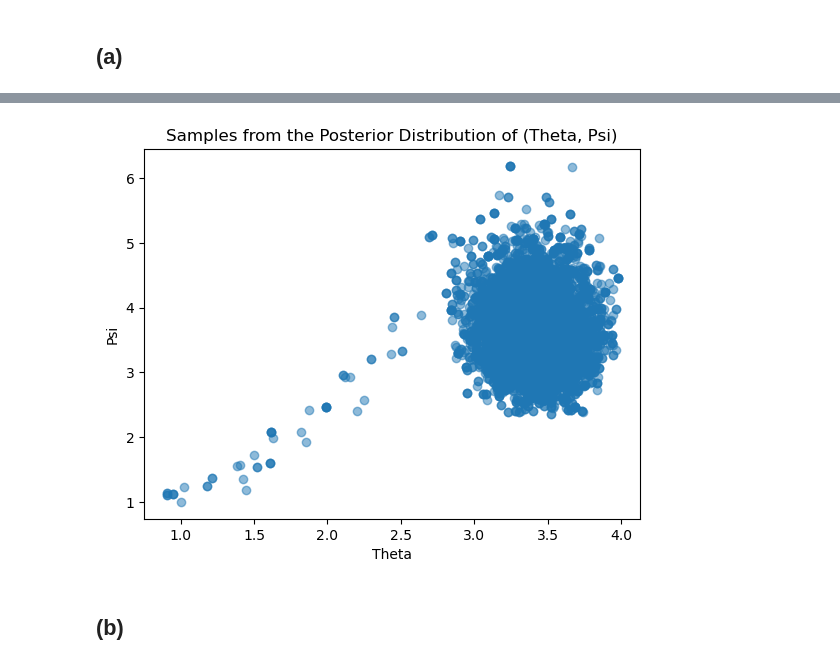
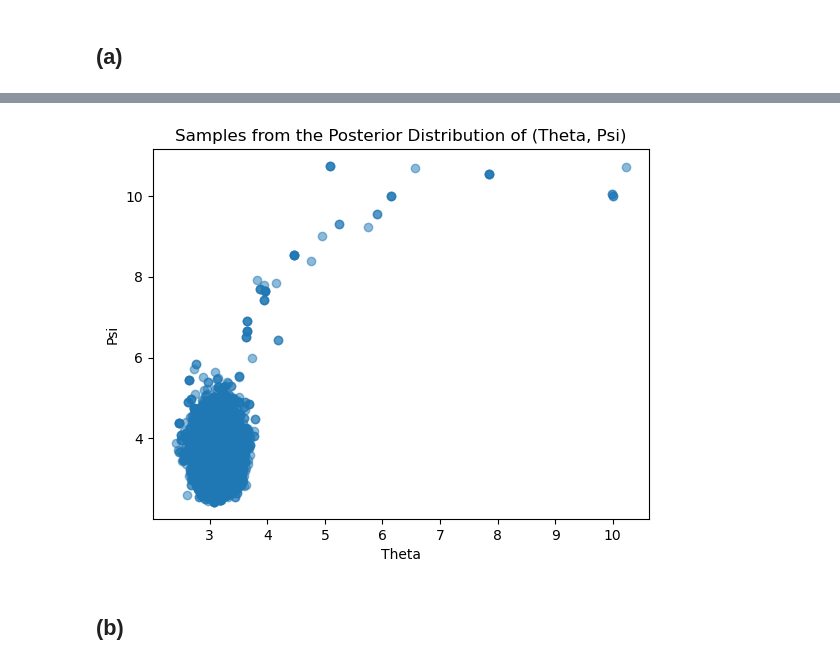
Before and after one commit to Fuglede30/Stokastisk_sim_2, a Jupyter notebook: 6_MCMC.ipynb, the cells around one changed output, grey strips where cells are left out. Drawn from its saved outputs; the diff is of its cells as text; code cells hidden in the pictures.

```diff
--- a/6_MCMC.ipynb
+++ b/6_MCMC.ipynb
@@ -7,21 +7,21 @@ from scipy.stats import chisquare
 # %% [markdown]
 ## 1) EXERCISE
 # %%
-# Parameters
-A = 8  # example value for the rate parameter
-m = 10  # maximum number of lines
-num_samples = 10000  # number of samples to generate
+#initialize
+A = 8
+m = 10
+num_samples = 10000
 
-# Truncated Poisson distribution (unnormalized)
-def truncated_poisson_pmf(i, A, m):
+
+def truncated_poisson_dist(i, A, m):
     if i < 0 or i > m:
         return 0
     return (A**i) / np.math.factorial(i)
 
 # Normalize the distribution
-normalization_constant = sum(truncated_poisson_pmf(i, A, m) for i in range(m+1))
+normalization_constant = sum(truncated_poisson_dist(i, A, m) for i in range(m+1))
 def normalized_truncated_poisson_pmf(i, A, m):
-    return truncated_poisson_pmf(i, A, m) / normalization_constant
+    return truncated_poisson_dist(i, A, m) / normalization_constant
 
 # Metropolis-Hastings sampling
 def metropolis_hastings(A, m, num_samples):
@@ -292,18 +292,16 @@ mean = np.array([0, 0])
 cov = np.array([[1, rho], [rho, 1]])
 
 # Number of samples
-num_samples = 10000
+n = 1000
 
 # Generate samples from the bivariate normal distribution
-samples_xi_gamma = np.random.multivariate_normal(mean, cov, num_samples)
-
+samples_xi_gamma = np.random.multivariate_normal(mean, cov)
 # Transform (ξ, γ) to (θ, ψ)
 samples_theta_psi = np.exp(samples_xi_gamma)
+print('a')
+print(samples_theta_psi)
 
-# Plot the samples to verify
-plt.scatter(samples_theta_psi[:, 0], samples_theta_psi[:, 1], alpha=0.5)
-plt.xlabel('Theta')
-plt.ylabel('Psi')
-plt.title('Samples from the Prior Distribution of (Theta, Psi)')
-plt.show()
+print('b')
+X = np.random.normal(samples_theta_psi[0],samples_theta_psi[1],n)
+plt.scatter(range(n),X)
 # %% [output]
@@ -339,35 +341,35 @@ def metropolis_hastings(observations, num_samples, initial_values, proposal_widt
         proposed_psi = np.exp(np.log(current_psi) + np.random.normal(0, proposal_width))
 
         # Calculate log posterior for proposed values
         proposed_log_posterior = log_posterior(proposed_theta, proposed_psi, observations)
 
         # Acceptance probability
         acceptance_prob = np.exp(proposed_log_posterior - current_log_posterior)
 
         # Accept or reject the proposal
         if np.random.rand() < acceptance_prob:
             current_theta, current_psi = proposed_theta, proposed_psi
             current_log_posterior = proposed_log_posterior
 
         samples.append([current_theta, current_psi])
 
     return np.array(samples)
 
 # Initial values and proposal width
-initial_values = [1, 1]
+initial_values = [10, 10]
 proposal_width = 0.1
 
 # Generate samples from the posterior distribution
 posterior_samples = metropolis_hastings(observations, num_samples, initial_values, proposal_width)
 
 # Plot the samples to verify
 plt.scatter(posterior_samples[:, 0], posterior_samples[:, 1], alpha=0.5)
 plt.xlabel('Theta')
 plt.ylabel('Psi')
 plt.title('Samples from the Posterior Distribution of (Theta, Psi)')
 plt.show()
 # %% [output]
-[figure, old version]
+[figure, new version]
 # %% [markdown]
 ## (b)
 # %%
```
Also changed, not shown: parts of 2 cells of this notebook, 5 other files.
